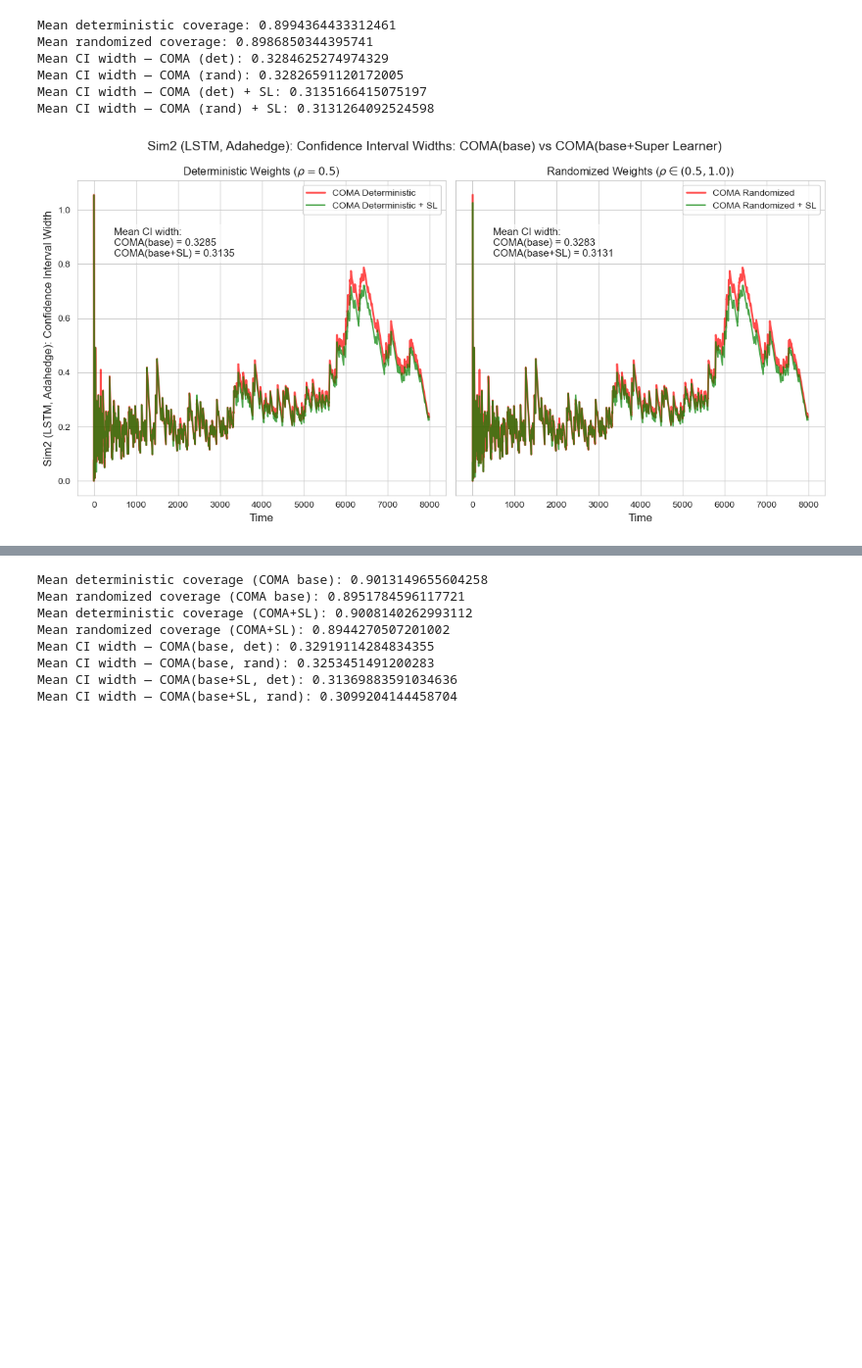
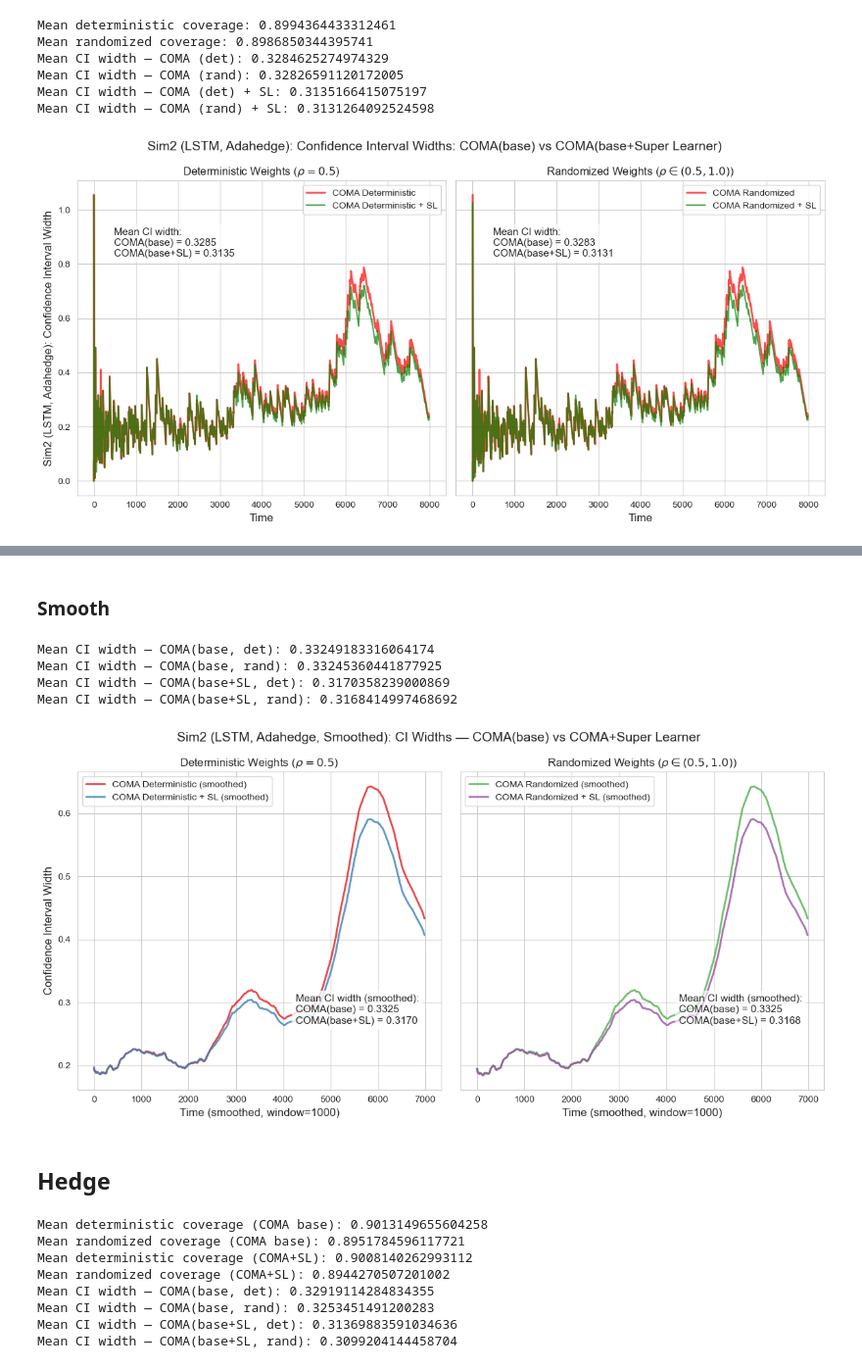
Before and after one commit to victorianian610/Online-Conformal-Prediction-with-SuperLearning-, a Jupyter notebook: Jump_Diffusion/Sim2/lstm_sim2.ipynb, the cells around one changed output, grey strips where cells are left out. Shown at 98% size. Saved outputs shown, nothing was run; the diff lists cells and outputs as text; code cells hidden in the pictures; blank space fills up the shorter version.

```diff
--- a/Jump_Diffusion/Sim2/lstm_sim2.ipynb
+++ b/Jump_Diffusion/Sim2/lstm_sim2.ipynb
@@ -1186,3 +1254,72 @@ Mean CI width — COMA (rand) + SL: 0.3131264092524598
+# %% [markdown]
+### Smooth
+# %%
+import numpy as np
+import matplotlib.pyplot as plt
+
+# --- Step 4.1: Smooth with moving average ---
+def smooth_series(series, window=500):
+    """Apply rolling mean smoothing with specified window size."""
+    return np.convolve(series, np.ones(window)/window, mode='valid')
+
+coma_width_det_smooth     = smooth_series(coma_width_det, window=1000)
+coma_width_rand_smooth    = smooth_series(coma_width_rand, window=1000)
+coma_width_det_sl_smooth  = smooth_series(coma_width_det_sl, window=1000)
+coma_width_rand_sl_smooth = smooth_series(coma_width_rand_sl, window=1000)
+
+# --- Step 5: Summaries (on smoothed series) ---
+print("Mean CI width — COMA(base, det):", np.nanmean(coma_width_det_smooth))
+print("Mean CI width — COMA(base, rand):", np.nanmean(coma_width_rand_smooth))
+print("Mean CI width — COMA(base+SL, det):", np.nanmean(coma_width_det_sl_smooth))
+print("Mean CI width — COMA(base+SL, rand):", np.nanmean(coma_width_rand_sl_smooth))
+
+# --- Step 6: Subplot comparison ---
+fig, axes = plt.subplots(1, 2, figsize=(12, 6), sharey=True)
+
+# --- Deterministic subplot ---
+axes[0].plot(coma_width_det_smooth, label='COMA Deterministic (smoothed)', linewidth=2, alpha=0.8, color=colors[0])
+axes[0].plot(coma_width_det_sl_smooth, label='COMA Deterministic + SL (smoothed)', linewidth=2, alpha=0.8, color=colors[1])
+axes[0].set_title("Deterministic Weights ($\\rho=0.5$)", fontsize=12)
+axes[0].set_xlabel("Time (smoothed, window=1000)", fontsize=12)
+axes[0].set_ylabel("Confidence Interval Width", fontsize=12)
+axes[0].legend()
+
+# Annotate means
+mean_det = np.nanmean(coma_width_det_smooth)
+mean_det_sl = np.nanmean(coma_width_det_sl_smooth)
+axes[0].text(0.6, 0.3,
+             f"Mean CI width (smoothed):\nCOMA(base) = {mean_det:.4f}\nCOMA(base+SL) = {mean_det_sl:.4f}",
+             transform=axes[0].transAxes,
+             fontsize=11, verticalalignment="top",
+             bbox=dict(boxstyle="round", facecolor="white", alpha=0.8))
+
+# --- Randomized subplot ---
+axes[1].plot(coma_width_rand_smooth, label='COMA Randomized (smoothed)', linewidth=2, alpha=0.8, color=colors[2])
+axes[1].plot(coma_width_rand_sl_smooth, label='COMA Randomized + SL (smoothed)', linewidth=2, alpha=0.8, color=colors[3])
+axes[1].set_title("Randomized Weights ($\\rho \\in (0.5,1.0)$)", fontsize=12)
+axes[1].set_xlabel("Time (smoothed, window=1000)", fontsize=12)
+axes[1].legend()
+
+# Annotate means
+mean_rand = np.nanmean(coma_width_rand_smooth)
+mean_rand_sl = np.nanmean(coma_width_rand_sl_smooth)
+axes[1].text(0.6, 0.3,
+             f"Mean CI width (smoothed):\nCOMA(base) = {mean_rand:.4f}\nCOMA(base+SL) = {mean_rand_sl:.4f}",
+             transform=axes[1].transAxes,
+             fontsize=11, verticalalignment="top",
+             bbox=dict(boxstyle="round", facecolor="white", alpha=0.6))
+
+plt.suptitle("Sim2 (LSTM, Adahedge, Smoothed): CI Widths — COMA(base) vs COMA+Super Learner", fontsize=14)
+plt.tight_layout()
+plt.show()
+# %% [output]
+Mean CI width — COMA(base, det): 0.33249183316064174
+Mean CI width — COMA(base, rand): 0.33245360441877925
+Mean CI width — COMA(base+SL, det): 0.3170358239000869
+Mean CI width — COMA(base+SL, rand): 0.3168414997468692
+[figure, added]
+# %% [markdown]
+## Hedge
 # %%
 # --- Step 1: Run Hedge separately for base (3 experts) and base+SL (4 experts) ---
 hedAlg_base = hedge(ci_matrix, eta=0.1)        # shape (N,3)
```
Also changed, not shown: parts of 9 cells of this notebook.
